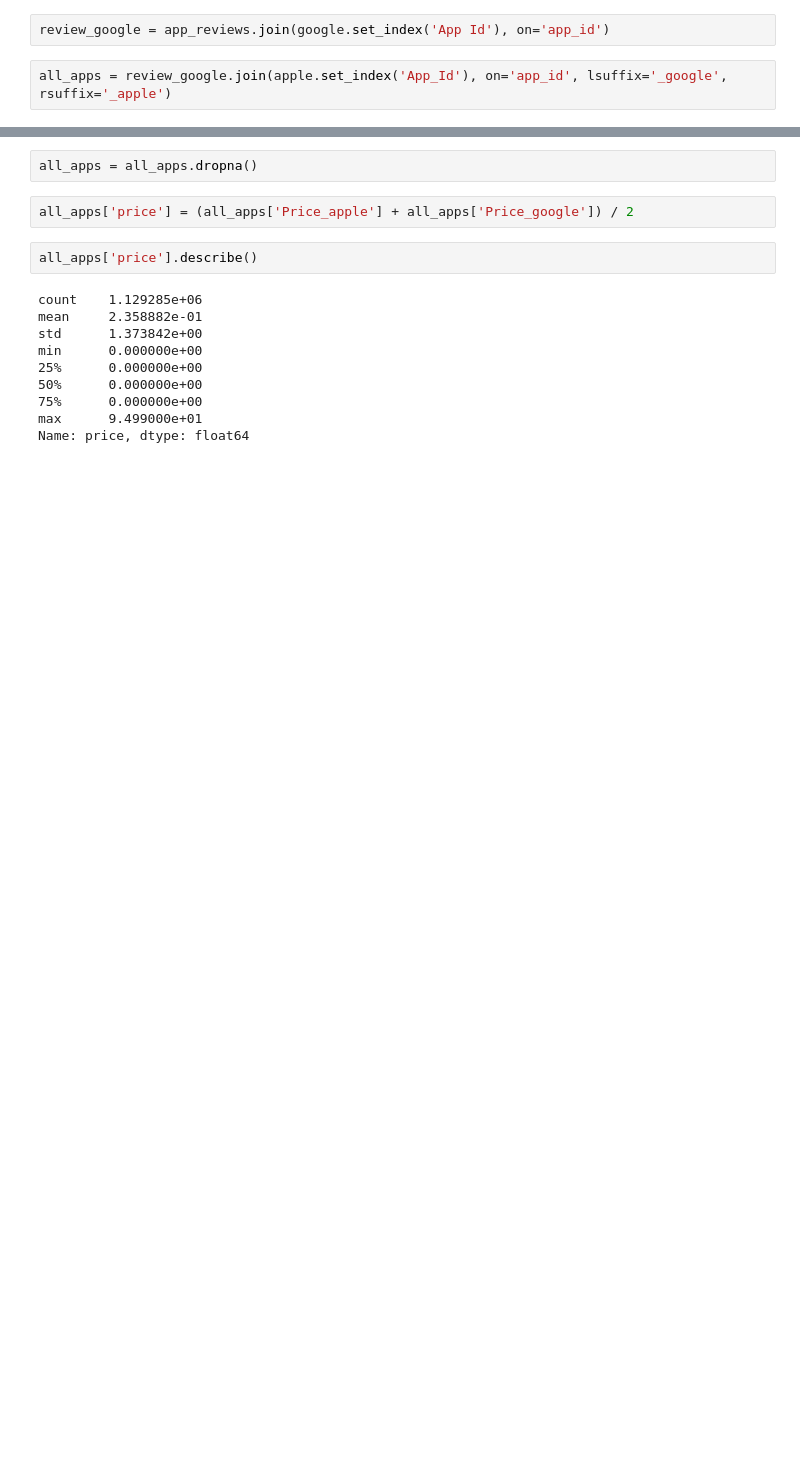
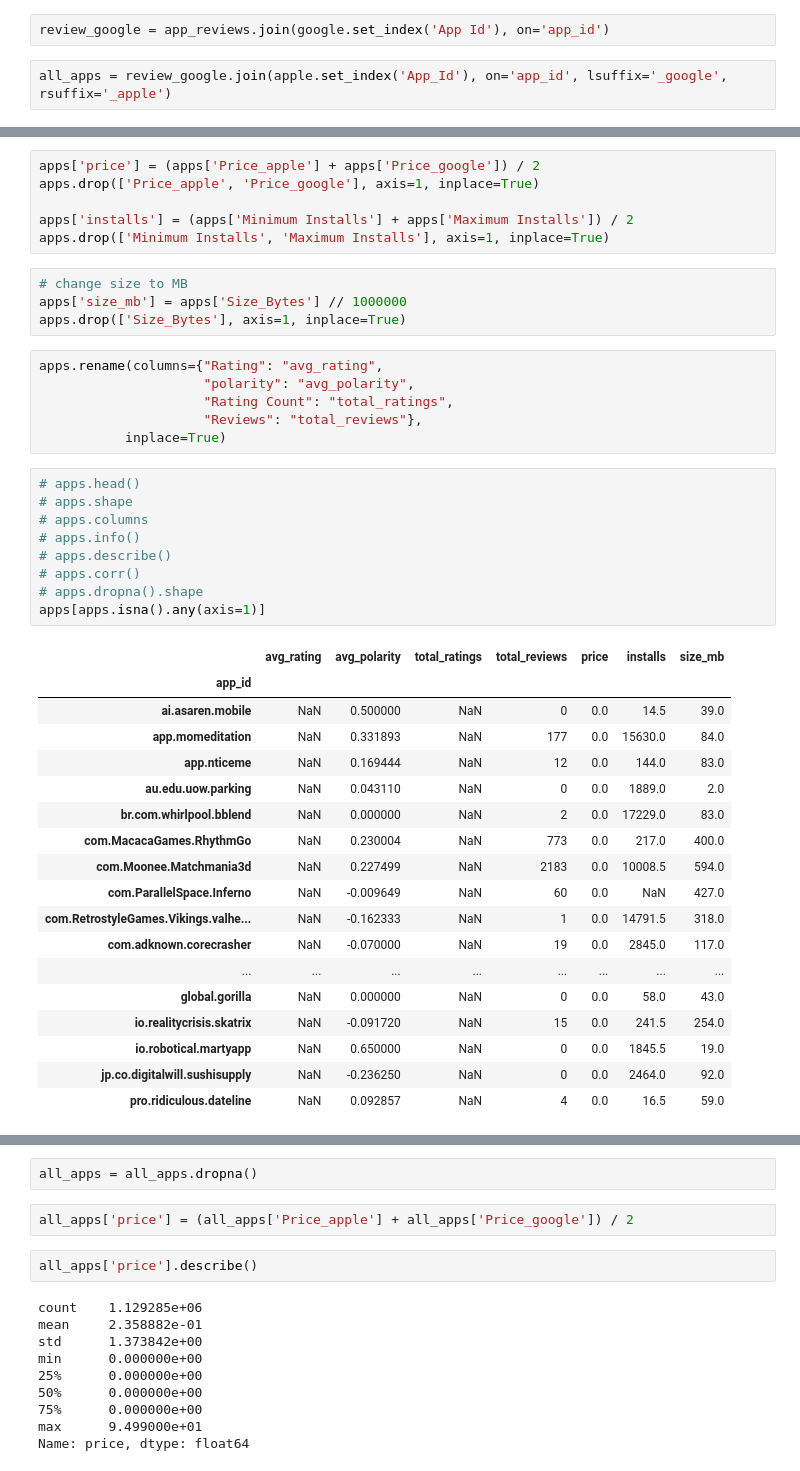
Before and after one commit to Superocker50/CMPT-353-Final-Project, a Jupyter notebook: machine-learning.ipynb, the cells around one changed output, grey strips where cells are left out. Saved outputs shown, nothing was run; the diff lists cells and outputs as text; blank space fills up the shorter version.

```diff
--- a/machine-learning.ipynb
+++ b/machine-learning.ipynb
@@ -121,2 +122,46 @@ all_apps.corr()
+# %%
+apps['price'] = (apps['Price_apple'] + apps['Price_google']) / 2
+apps.drop(['Price_apple', 'Price_google'], axis=1, inplace=True)
+
+apps['installs'] = (apps['Minimum Installs'] + apps['Maximum Installs']) / 2
+apps.drop(['Minimum Installs', 'Maximum Installs'], axis=1, inplace=True)
+# %%
+# change size to MB
+apps['size_mb'] = apps['Size_Bytes'] // 1000000
+apps.drop(['Size_Bytes'], axis=1, inplace=True)
+# %%
+apps.rename(columns={"Rating": "avg_rating",
+                     "polarity": "avg_polarity",
+                     "Rating Count": "total_ratings",
+                     "Reviews": "total_reviews"},
+           inplace=True)
+# %%
+# apps.head()
+# apps.shape
+# apps.columns
+# apps.info()
+# apps.describe()
+# apps.corr()
+# apps.dropna().shape
+apps[apps.isna().any(axis=1)]
+# %% [output]
+|  | avg_rating | avg_polarity | total_ratings | total_reviews | price | installs | size_mb |
+| app_id |  |  |  |  |  |  |  |
+| ai.asaren.mobile | NaN | 0.500000 | NaN | 0 | 0.0 | 14.5 | 39.0 |
+| app.momeditation | NaN | 0.331893 | NaN | 177 | 0.0 | 15630.0 | 84.0 |
+| app.nticeme | NaN | 0.169444 | NaN | 12 | 0.0 | 144.0 | 83.0 |
+| au.edu.uow.parking | NaN | 0.043110 | NaN | 0 | 0.0 | 1889.0 | 2.0 |
+| br.com.whirlpool.bblend | NaN | 0.000000 | NaN | 2 | 0.0 | 17229.0 | 83.0 |
+| com.MacacaGames.RhythmGo | NaN | 0.230004 | NaN | 773 | 0.0 | 217.0 | 400.0 |
+| com.Moonee.Matchmania3d | NaN | 0.227499 | NaN | 2183 | 0.0 | 10008.5 | 594.0 |
+| com.ParallelSpace.Inferno | NaN | -0.009649 | NaN | 60 | 0.0 | NaN | 427.0 |
+| com.RetrostyleGames.Vikings.valhe... | NaN | -0.162333 | NaN | 1 | 0.0 | 14791.5 | 318.0 |
+| com.adknown.corecrasher | NaN | -0.070000 | NaN | 19 | 0.0 | 2845.0 | 117.0 |
+| ... | ... | ... | ... | ... | ... | ... | ... |
+| global.gorilla | NaN | 0.000000 | NaN | 0 | 0.0 | 58.0 | 43.0 |
+| io.realitycrisis.skatrix | NaN | -0.091720 | NaN | 15 | 0.0 | 241.5 | 254.0 |
+| io.robotical.martyapp | NaN | 0.650000 | NaN | 0 | 0.0 | 1845.5 | 19.0 |
+| jp.co.digitalwill.sushisupply | NaN | -0.236250 | NaN | 0 | 0.0 | 2464.0 | 92.0 |
+| pro.ridiculous.dateline | NaN | 0.092857 | NaN | 4 | 0.0 | 16.5 | 59.0 |
 # %%
 f = plt.figure(figsize=(15, 11))
```
Also changed, not shown: parts of 16 cells of this notebook.
